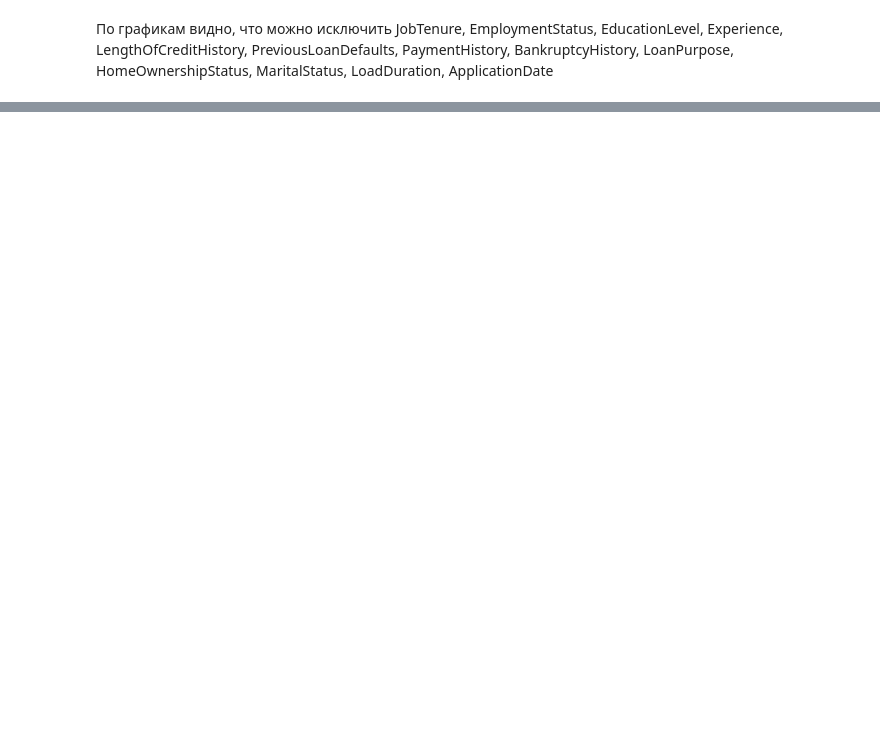
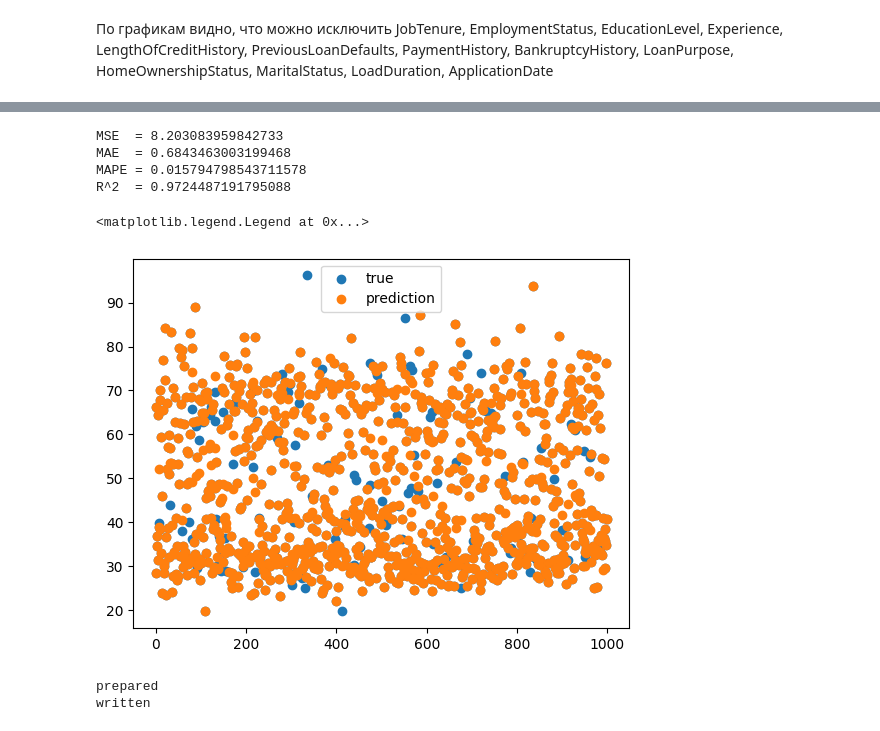
Before and after one commit to zggff/mai_ml, a Jupyter notebook: lab1.ipynb, the cells around one changed output, grey strips where cells are left out. Saved outputs shown, nothing was run; the diff lists cells and outputs as text; code cells hidden in the pictures; blank space fills up the shorter version.

```diff
--- a/lab1.ipynb
+++ b/lab1.ipynb
@@ -17,9 +16,6 @@ def mse():
 # %%
-df = pd.read_csv("./data/train.csv")
+df: pd.DataFrame = pd.read_csv("./data/train.csv")
 df = df.dropna()
-df = df[df['RiskScore'].abs() < 9999999]
-df = df.sort_values(by="RiskScore")
+df = cast(pd.DataFrame, df[df['RiskScore'].abs() < 200])
 df["ApplicationDate"] = pd.to_datetime(df['ApplicationDate'])
-
-
-df
+df.sort_values(by="RiskScore") # pyright: ignore[reportUnusedExpression]
@@ -37,3 +65,14 @@ EducationLevel, Experience, LengthOfCreditHistory,
 PreviousLoanDefaults, PaymentHistory, BankruptcyHistory,
 LoanPurpose, HomeOwnershipStatus, MaritalStatus, LoadDuration,
 ApplicationDate
+# %%
+categoric = ["EducationLevel", "EmploymentStatus",
+             "HomeOwnershipStatus",
+             "MaritalStatus", "LoanPurpose"]
+
+df2 = df.copy()
+le = LabelEncoder()
+for col in categoric:
+    df2[col] = le.fit_transform(df2[col])
+correlation_matrix = df2.corr()
+print(correlation_matrix.sort_values(by="RiskScore")["RiskScore"])
@@ -39,0 +160,41 @@ ApplicationDate
+# %%
+# X_train, X_test, y_train, y_test = train_test_split(X_ohe, y, test_size=0.1, random_state=1)
+#
+y_pred = model.predict(X_ohe)
+print(f"MSE  = {mean_squared_error(y, y_pred)}")
+print(f"MAE  = {mean_absolute_error(y, y_pred)}")
+print(f"MAPE = {mean_absolute_percentage_error(y, y_pred)}")
+print(f"R^2  = {r2_score(y, y_pred)}")
+# %% [output]
+MSE  = 8.203083959842733
+MAE  = 0.6843463003199468
+MAPE = 0.015794798543711578
+R^2  = 0.9724487191795088
+# %%
+plt.subplot()
+n = 1000
+plt.scatter(np.arange(n), y[:n], label="true")
+plt.scatter(np.arange(n), y_pred[:n], label="prediction")
+plt.legend()
+# %% [output]
+<matplotlib.legend.Legend at 0x...>
+[figure, added]
+# %%
+path = "./out.csv"
+X_valid = pd.read_csv("./data/test.csv")
+X_valid = X_valid.drop(columns=["ID"])
+X_valid = preprocess(X_valid)
+X_valid = enc.transform(X_valid)
+print("prepared")
+y_valid = model.predict(X_valid)
+res = pd.DataFrame()
+res["ID"] = np.arange(len(y_valid))
+res["RiskScore"] = y_valid
+res.set_index("ID", inplace=True)
+
+os.remove("./out.csv")
+res.to_csv("./out.csv")
+print("written")
+# %% [output]
+prepared
+written
```
Also changed, not shown: parts of 8 cells of this notebook, 1 other file.
